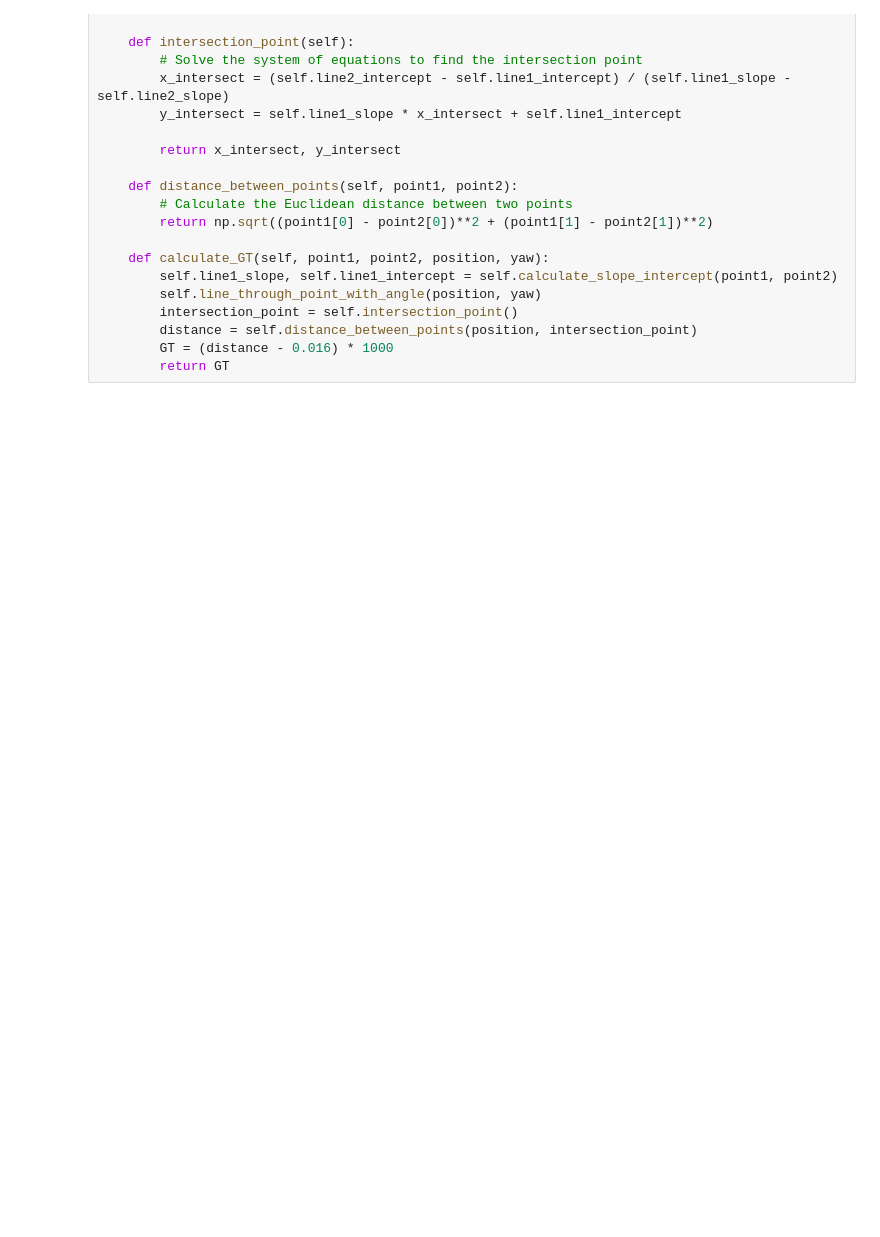
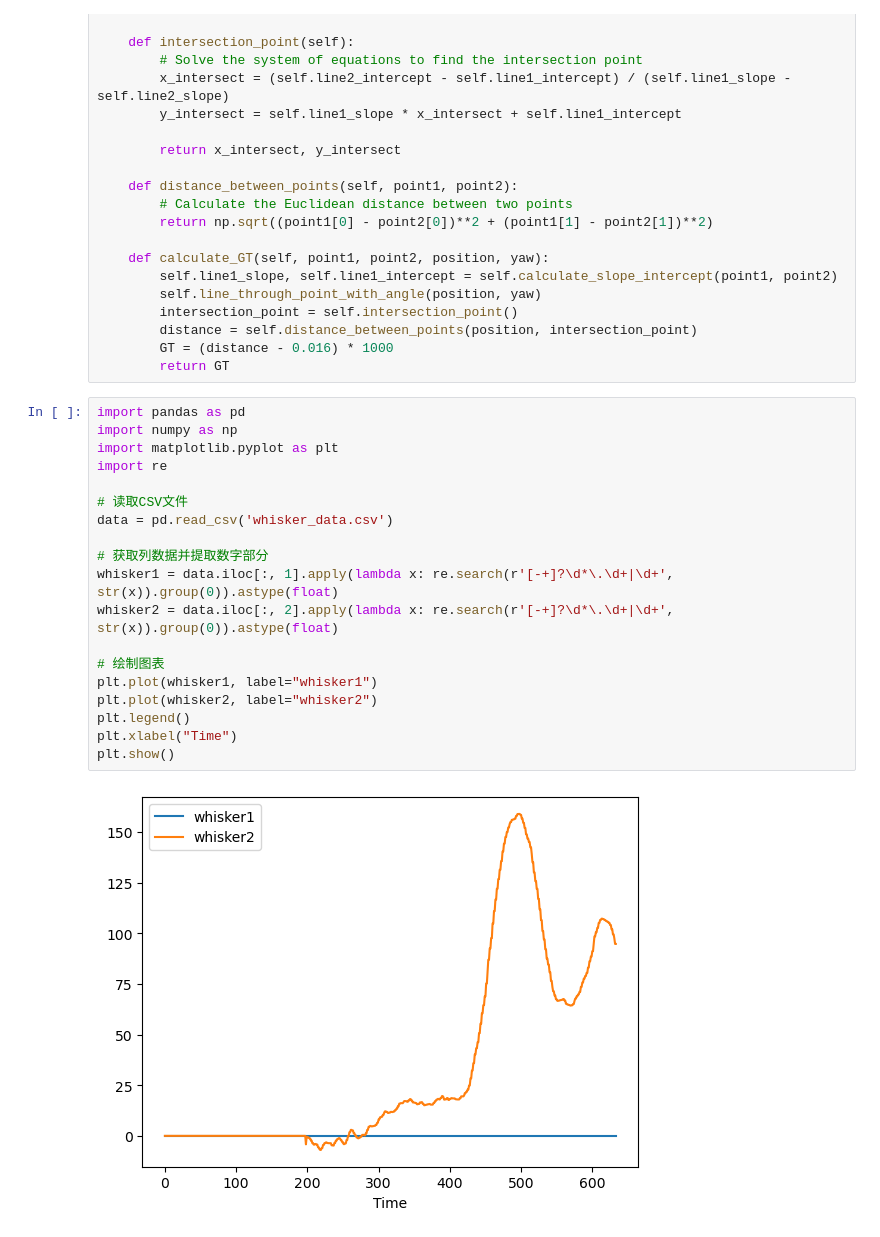
Before and after one commit to TacYee/autonomous-fly, a Jupyter notebook: FLowdeck/plotter.ipynb, the cells around one changed output. Cells and saved outputs as stored; diff of their text form; blank space fills up the shorter version.

```diff
--- a/FLowdeck/plotter.ipynb
+++ b/FLowdeck/plotter.ipynb
@@ -130,5 +130,26 @@ class LineIntersection:
         distance = self.distance_between_points(position, intersection_point)
         GT = (distance - 0.016) * 1000
         return GT
+# %%
+import pandas as pd
+import numpy as np
+import matplotlib.pyplot as plt
+import re
+
+# 读取CSV文件
+data = pd.read_csv('whisker_data.csv')
+
+# 获取列数据并提取数字部分
+whisker1 = data.iloc[:, 1].apply(lambda x: re.search(r'[-+]?\d*\.\d+|\d+', str(x)).group(0)).astype(float)
+whisker2 = data.iloc[:, 2].apply(lambda x: re.search(r'[-+]?\d*\.\d+|\d+', str(x)).group(0)).astype(float)
+
+# 绘制图表
+plt.plot(whisker1, label="whisker1")
+plt.plot(whisker2, label="whisker2")
+plt.legend()
+plt.xlabel("Time")
+plt.show()
+# %% [output]
+[figure, added]
 # %%
 # 1-5
```
Also changed, not shown: parts of 1 cell of this notebook, 46 other files.
